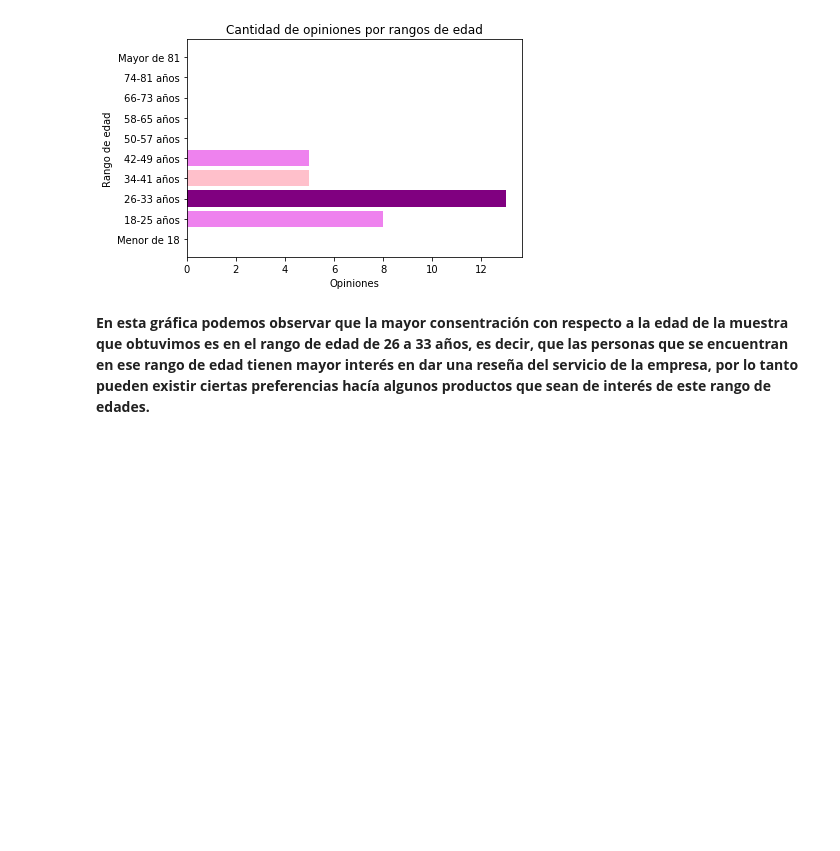
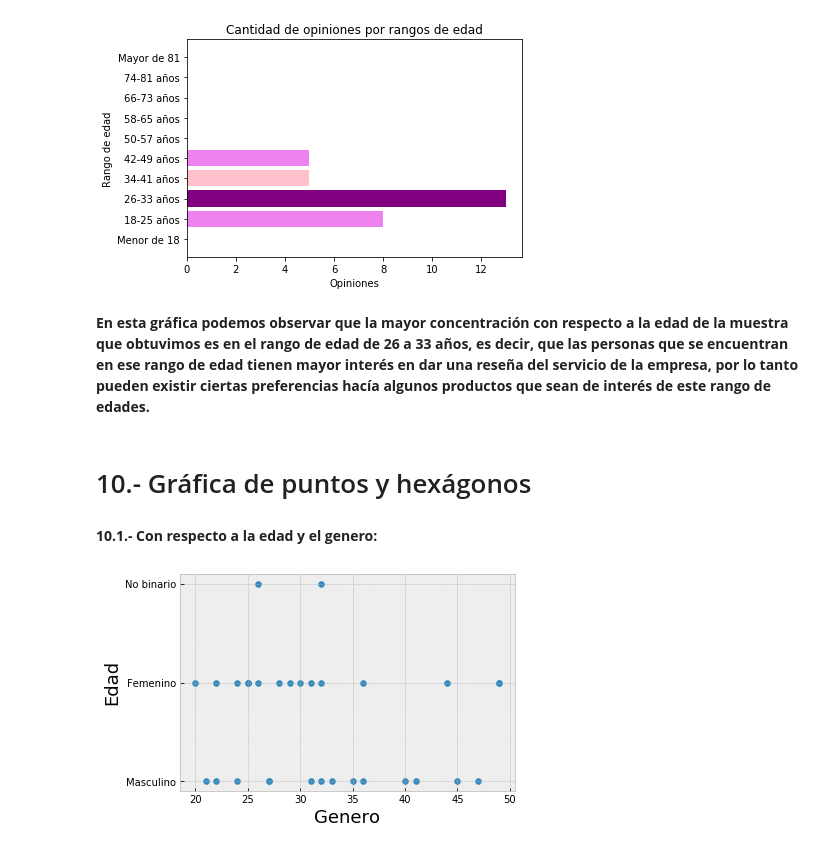
Before and after one commit to VictorGlzg/GG-HC_PROYECTO_FINAL, a Jupyter notebook: gg-hc-proyecto-final.ipynb, the cells around one changed output. Drawn from its saved outputs; the diff is of its cells as text; code cells hidden in the pictures; blank space fills up the shorter version.

```diff
--- a/gg-hc-proyecto-final.ipynb
+++ b/gg-hc-proyecto-final.ipynb
@@ -315,4 +315,18 @@ plt.show()
 # %% [output]
 [figure]
 # %% [markdown]
-**En esta gráfica podemos observar que la mayor consentración con respecto a la edad de la muestra que obtuvimos es en el rango de edad de 26 a 33 años, es decir, que las personas que se encuentran en ese rango de edad tienen mayor interés en dar una reseña del servicio de la empresa, por lo tanto pueden existir ciertas preferencias hacía algunos productos que sean de interés de este rango de edades.**
+**En esta gráfica podemos observar que la mayor concentración con respecto a la edad de la muestra que obtuvimos es en el rango de edad de 26 a 33 años, es decir, que las personas que se encuentran en ese rango de edad tienen mayor interés en dar una reseña del servicio de la empresa, por lo tanto pueden existir ciertas preferencias hacía algunos productos que sean de interés de este rango de edades.**
+# %% [markdown]
+# 10.- Gráfica de puntos y hexágonos
+# %% [markdown]
+**10.1.- Con respecto a la edad y el genero:**
+# %%
+x = reviews_df['Edad']
+y = reviews_df['Genero']
+plt.style.use('bmh')
+plt.xlabel('Genero', fontsize = 18)
+plt.ylabel('Edad', fontsize = 18)
+plt.scatter(x,y)
+plt.show()
+# %% [output]
+[figure, added]
```
Also changed, not shown: parts of 10 cells of this notebook.
